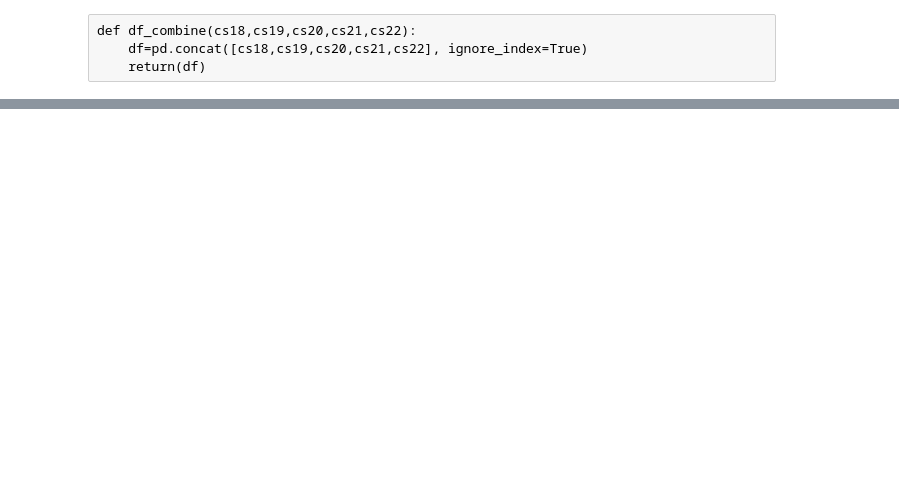
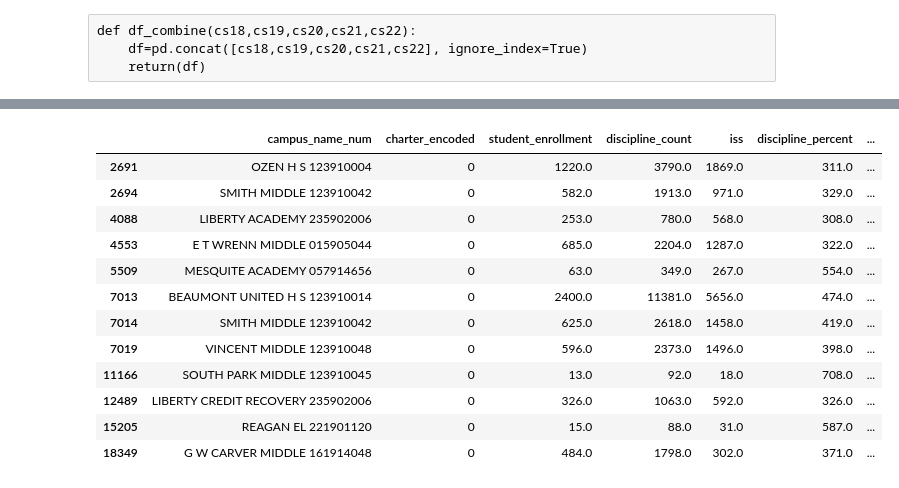
Before and after one commit to raedownen/ind_proj_1_classification, a Jupyter notebook: wrangle.ipynb, the cells around one changed output, grey strips where cells are left out. Cells and saved outputs as stored; diff of their text form; code cells hidden in the pictures; blank space fills up the shorter version.

```diff
--- a/wrangle.ipynb
+++ b/wrangle.ipynb
@@ -179,0 +218,16 @@ memory usage: 266.5+ KB
+# %%
+df_filtered
+# %% [output]
+|  | campus_name_num | charter_encoded | student_enrollment | discipline_count | iss | discipline_percent | ... |
+| 2691 | OZEN H S 123910004 | 0 | 1220.0 | 3790.0 | 1869.0 | 311.0 | ... |
+| 2694 | SMITH MIDDLE 123910042 | 0 | 582.0 | 1913.0 | 971.0 | 329.0 | ... |
+| 4088 | LIBERTY ACADEMY 235902006 | 0 | 253.0 | 780.0 | 568.0 | 308.0 | ... |
+| 4553 | E T WRENN MIDDLE 015905044 | 0 | 685.0 | 2204.0 | 1287.0 | 322.0 | ... |
+| 5509 | MESQUITE ACADEMY 057914656 | 0 | 63.0 | 349.0 | 267.0 | 554.0 | ... |
+| 7013 | BEAUMONT UNITED H S 123910014 | 0 | 2400.0 | 11381.0 | 5656.0 | 474.0 | ... |
+| 7014 | SMITH MIDDLE 123910042 | 0 | 625.0 | 2618.0 | 1458.0 | 419.0 | ... |
+| 7019 | VINCENT MIDDLE 123910048 | 0 | 596.0 | 2373.0 | 1496.0 | 398.0 | ... |
+| 11166 | SOUTH PARK MIDDLE 123910045 | 0 | 13.0 | 92.0 | 18.0 | 708.0 | ... |
+| 12489 | LIBERTY CREDIT RECOVERY 235902006 | 0 | 326.0 | 1063.0 | 592.0 | 326.0 | ... |
+| 15205 | REAGAN EL 221901120 | 0 | 15.0 | 88.0 | 31.0 | 587.0 | ... |
+| 18349 | G W CARVER MIDDLE 161914048 | 0 | 484.0 | 1798.0 | 302.0 | 371.0 | ... |
```
Also changed, not shown: parts of 18 cells of this notebook, 1 other file.
